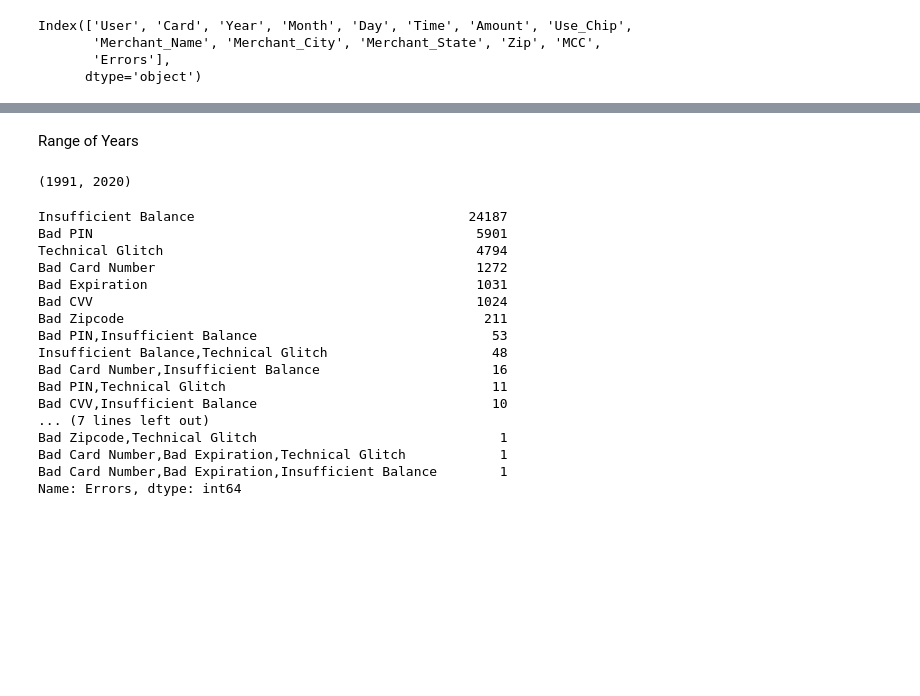
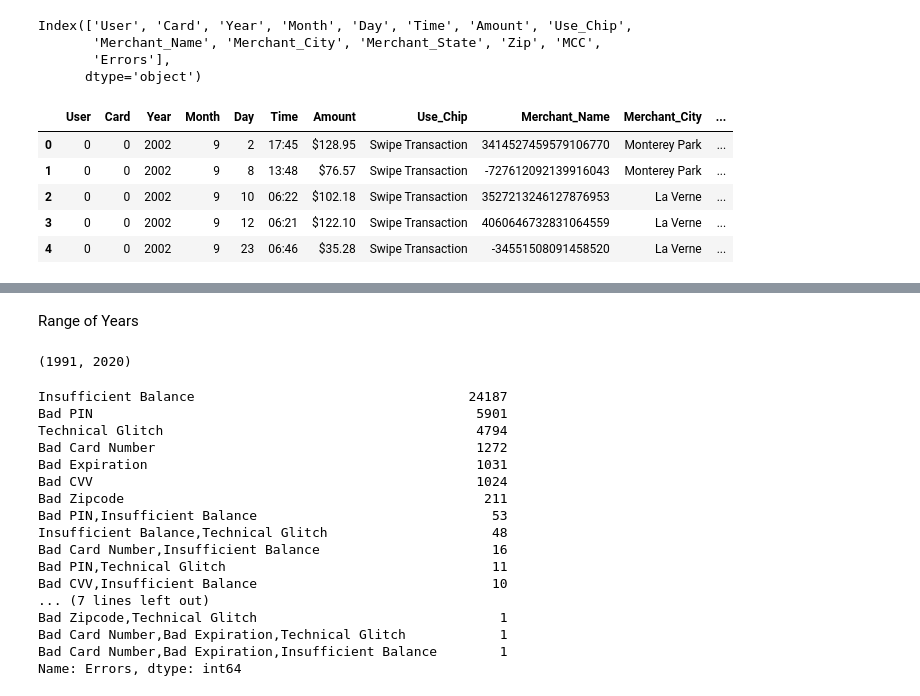
Before and after one commit to aditya2695/Card-Fraudulent-Detection, a Jupyter notebook: eda.ipynb, the cells around one changed output, grey strips where cells are left out. Cells and saved outputs as stored; diff of their text form; code cells hidden in the pictures; blank space fills up the shorter version.

```diff
--- a/eda.ipynb
+++ b/eda.ipynb
@@ -32,3 +50,30 @@ Index(['User', 'Card', 'Year', 'Month', 'Day', 'Time', 'Amount', 'Use_Chip',
        'Merchant_Name', 'Merchant_City', 'Merchant_State', 'Zip', 'MCC',
        'Errors'],
       dtype='object')
+# %%
+def feature_eng(df):
+    # Extract hour and minute from the 'Time' column
+    df['Hour'] = df['Time'].str.split(':').str[0].astype(int)
+    df['Minute'] = df['Time'].str.split(':').str[1].astype(int)
+    df['Year'] = df['Year'].astype(int)
+    df['Month'] = df['Month'].astype(int)
+    df['Day'] = df['Day'].astype(int)
+
+    # Create a datetime object for each date and time
+    df['DateTime'] = pd.to_datetime(df[['Year', 'Month', 'Day', 'Hour', 'Minute']])
+
+    # Extract the day of the week (0: Monday, 6: Sunday)
+    df['DayOfWeek'] = df['DateTime'].dt.dayofweek
+
+    return df
+
+
+cred_trans = feature_eng(cred_trans.copy())
+cred_trans.head()
+# %% [output]
+|  | User | Card | Year | Month | Day | Time | Amount | Use_Chip | Merchant_Name | Merchant_City | ... |
+| 0 | 0 | 0 | 2002 | 9 | 2 | 17:45 | $128.95 | Swipe Transaction | 3414527459579106770 | Monterey Park | ... |
+| 1 | 0 | 0 | 2002 | 9 | 8 | 13:48 | $76.57 | Swipe Transaction | -727612092139916043 | Monterey Park | ... |
+| 2 | 0 | 0 | 2002 | 9 | 10 | 06:22 | $102.18 | Swipe Transaction | 3527213246127876953 | La Verne | ... |
+| 3 | 0 | 0 | 2002 | 9 | 12 | 06:21 | $122.10 | Swipe Transaction | 4060646732831064559 | La Verne | ... |
+| 4 | 0 | 0 | 2002 | 9 | 23 | 06:46 | $35.28 | Swipe Transaction | -34551508091458520 | La Verne | ... |
```
Also changed, not shown: parts of 15 cells of this notebook.
